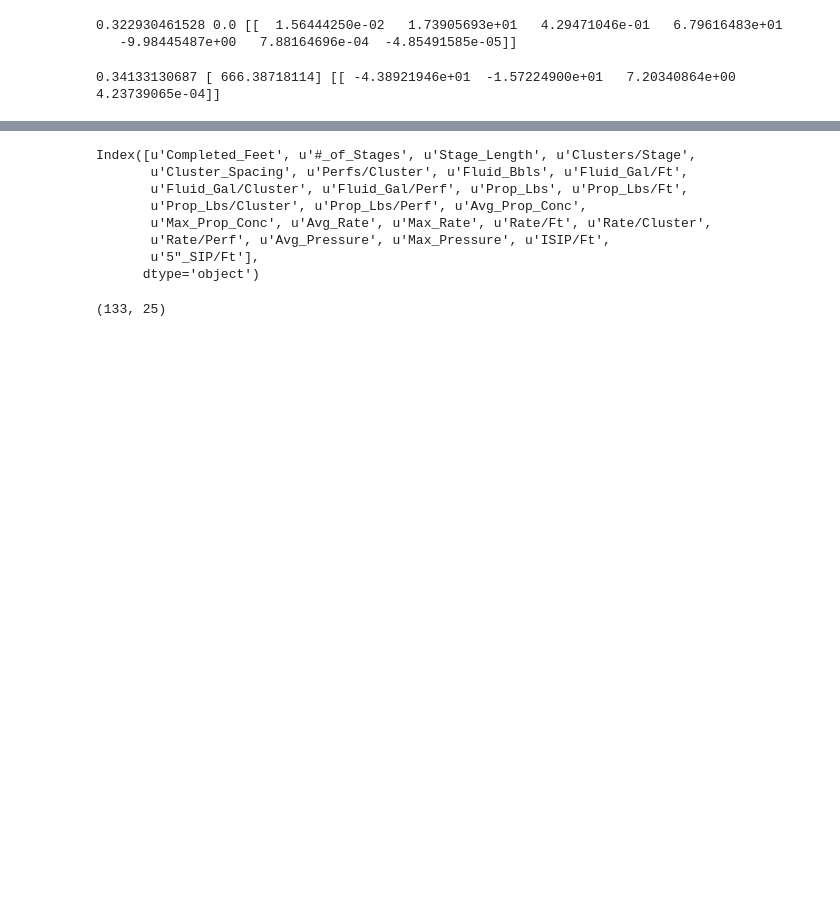
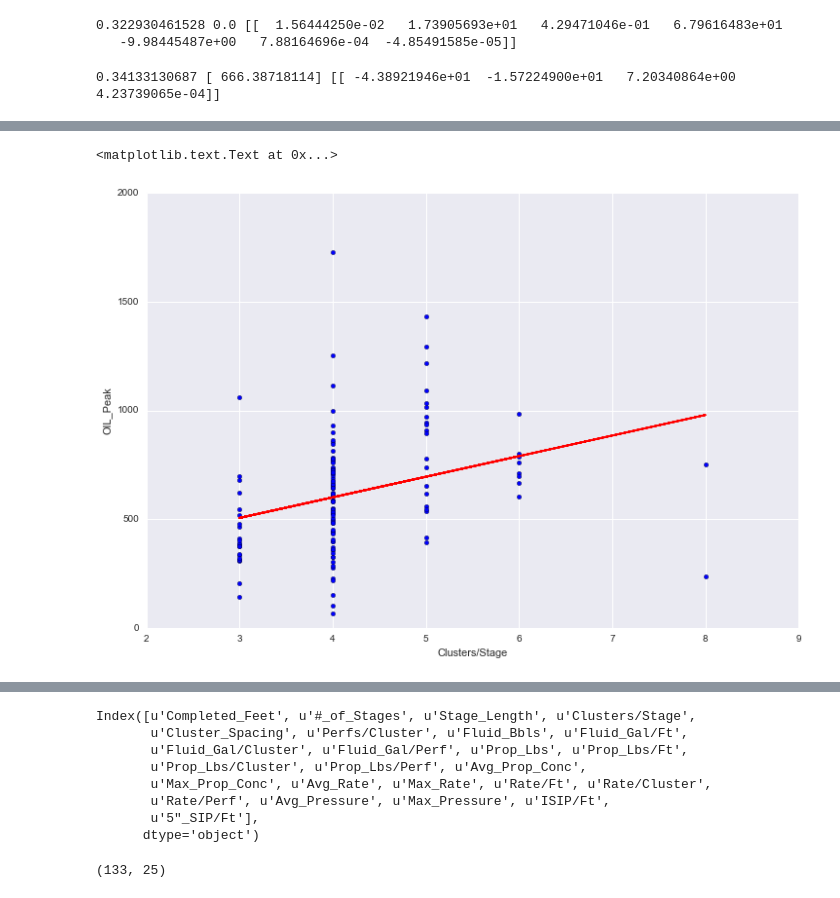
Before and after one commit to jpgrana/bayesian-approach-predicting-well-production, a Jupyter notebook: features.ipynb, the cells around one changed output, grey strips where cells are left out. Cells and saved outputs as stored; diff of their text form; code cells hidden in the pictures; blank space fills up the shorter version.

```diff
--- a/features.ipynb
+++ b/features.ipynb
@@ -171,0 +174,12 @@ ax.set_ylabel('OIL_Peak')
+# %%
+fig = plt.figure(figsize=(12,8))
+ax = fig.add_subplot(1,1,1)
+ax.scatter(X_train['Clusters/Stage'], y_train)
+fit = np.polyfit(X_train['Clusters/Stage'], y_train, deg=1)
+ax.plot(X_train['Clusters/Stage'], fit[0] * X_train['Clusters/Stage'] + fit[1], color='red')
+ax.set_ylim([0,2000])
+ax.set_xlabel('Clusters/Stage')
+ax.set_ylabel('OIL_Peak')
+# %% [output]
+<matplotlib.text.Text at 0x...>
+[figure, added]
```
Also changed, not shown: parts of 8 cells of this notebook, 1 other file.
